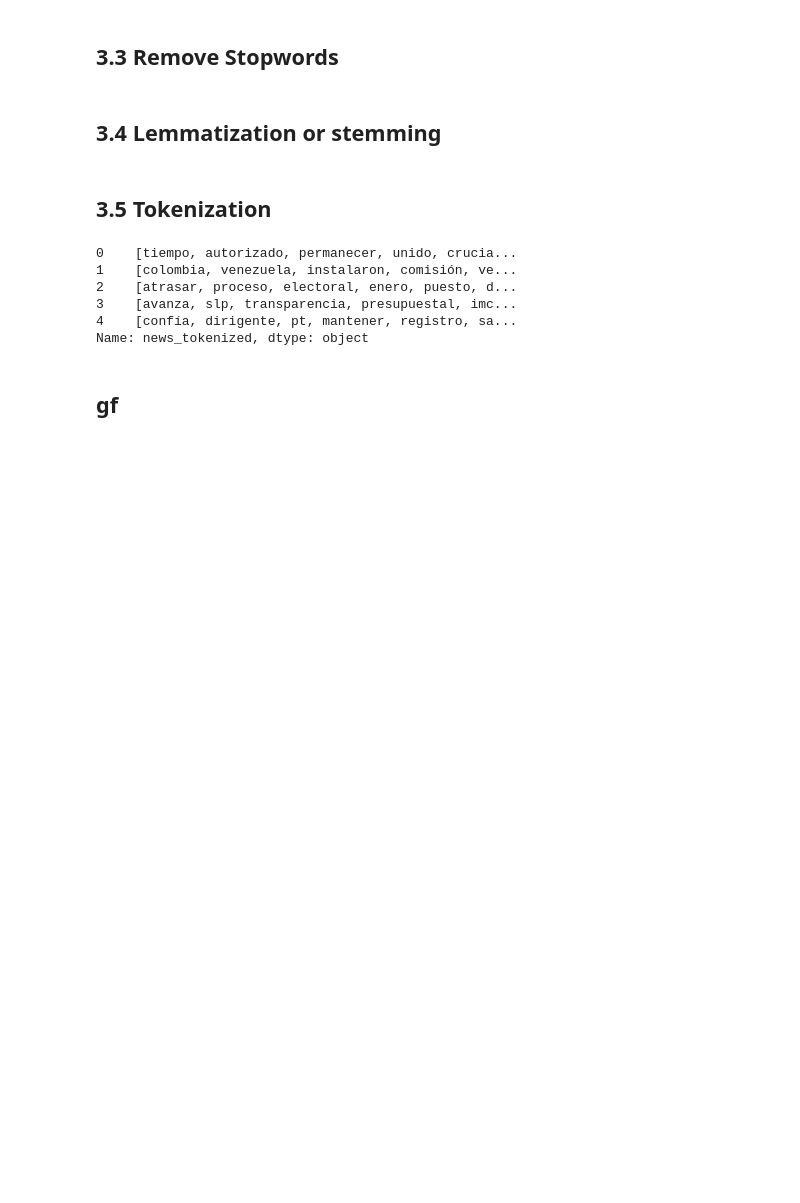
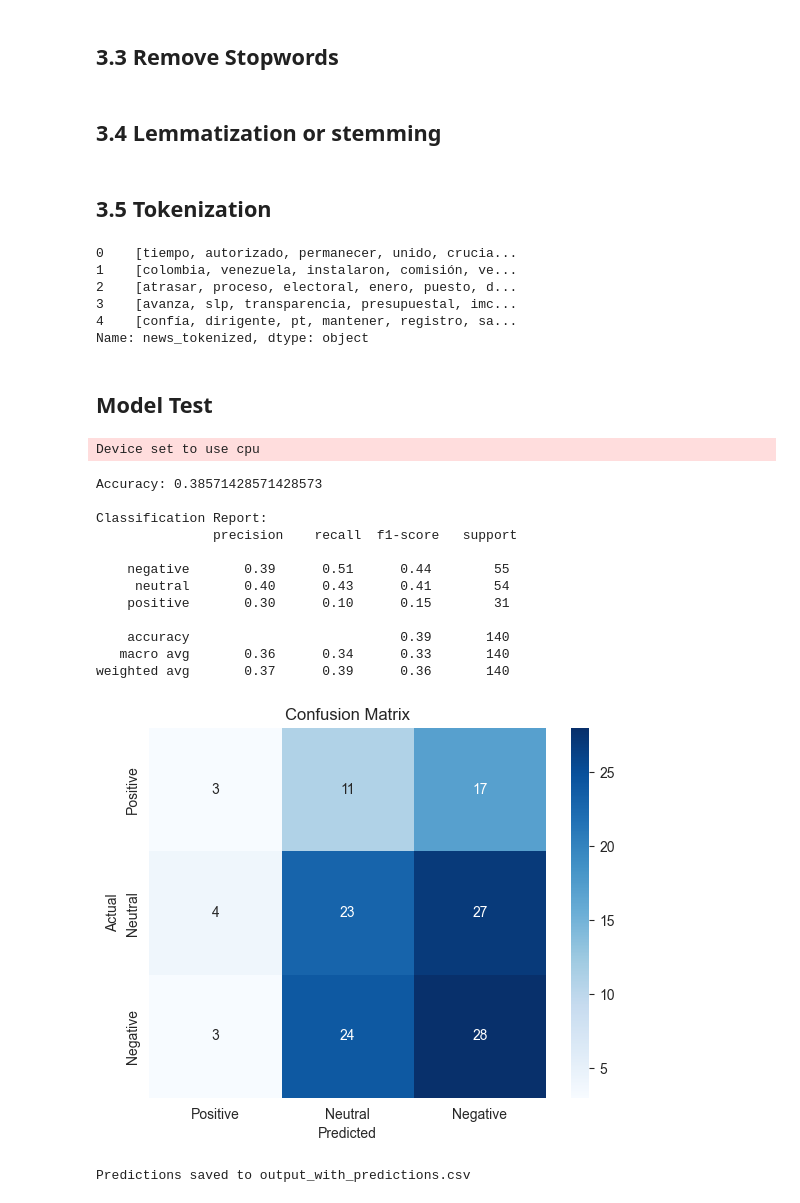
Before and after one commit to BlueAutomata/nlp-media-framing, a Jupyter notebook: notebooks/Modeling.ipynb, the cells around one changed output. Drawn from its saved outputs; the diff is of its cells as text; code cells hidden in the pictures; blank space fills up the shorter version.

Commit message:
add model test

```diff
--- a/notebooks/Modeling.ipynb
+++ b/notebooks/Modeling.ipynb
@@ -172,5 +182,72 @@ df["news_tokenized"].head()
 3    [avanza, slp, transparencia, presupuestal, imc...
 4    [confía, dirigente, pt, mantener, registro, sa...
 Name: news_tokenized, dtype: object
-# %% [markdown]
-## gf
+# %% [markdown]
+## Model Test
+# %%
+from transformers import AutoTokenizer, AutoModelForSequenceClassification, pipeline
+import pandas as pd
+from sklearn.metrics import accuracy_score, classification_report, confusion_matrix
+import seaborn as sns
+import matplotlib.pyplot as plt
+
+# Load model & tokenizer
+model_name = "tabularisai/multilingual-sentiment-analysis"
+
+tokenizer = AutoTokenizer.from_pretrained(model_name, use_fast=False, trust_remote_code=True, model_max_length=512)
+model = AutoModelForSequenceClassification.from_pretrained(model_name)
+
+# Create pipeline with truncation enabled
+sentiment_pipeline = pipeline("sentiment-analysis", model=model, tokenizer=tokenizer, truncation=True)
+# %% [output]
+Device set to use cpu
+# %%
+# Predict sentiment
+df['predicted_sentiment'] = df['news'].apply(lambda x: sentiment_pipeline(str(x))[0]['label'].lower())
+# %%
+# Mapping Function
+def map_label(label):
+    label = label.lower()
+    if 'negative' in label:
+        return 'negative'
+    elif 'positive' in label:
+        return 'positive'
+    else:
+        return 'neutral'
+
+# Predict and Map
+df['predicted_sentiment'] = df['news'].apply(lambda x: map_label(sentiment_pipeline(str(x))[0]['label']))
+
+# Evaluation
+print("Accuracy:", accuracy_score(df['tone'], df['predicted_sentiment']))
+print("\nClassification Report:\n", classification_report(df['tone'], df['predicted_sentiment']))
+
+# Confusion Matrix
+cm = confusion_matrix(df['tone'], df['predicted_sentiment'], labels=['positive', 'neutral', 'negative'])
+
+sns.heatmap(cm, annot=True, fmt='d', cmap='Blues',
+            xticklabels=['Positive', 'Neutral', 'Negative'],
+            yticklabels=['Positive', 'Neutral', 'Negative'])
+plt.xlabel('Predicted')
+plt.ylabel('Actual')
+plt.title('Confusion Matrix')
+plt.show()
+
+# Save Output
+df.to_csv("output_with_predictions.csv", index=False)
+print("Predictions saved to output_with_predictions.csv")
+# %% [output]
+Accuracy: 0.38571428571428573
+
+Classification Report:
+               precision    recall  f1-score   support
+
+    negative       0.39      0.51      0.44        55
+     neutral       0.40      0.43      0.41        54
+    positive       0.30      0.10      0.15        31
+
+    accuracy                           0.39       140
+   macro avg       0.36      0.34      0.33       140
+weighted avg       0.37      0.39      0.36       140
+[figure, added]
+Predictions saved to output_with_predictions.csv
```
Also changed, not shown: parts of 2 cells of this notebook, 3 other files.
